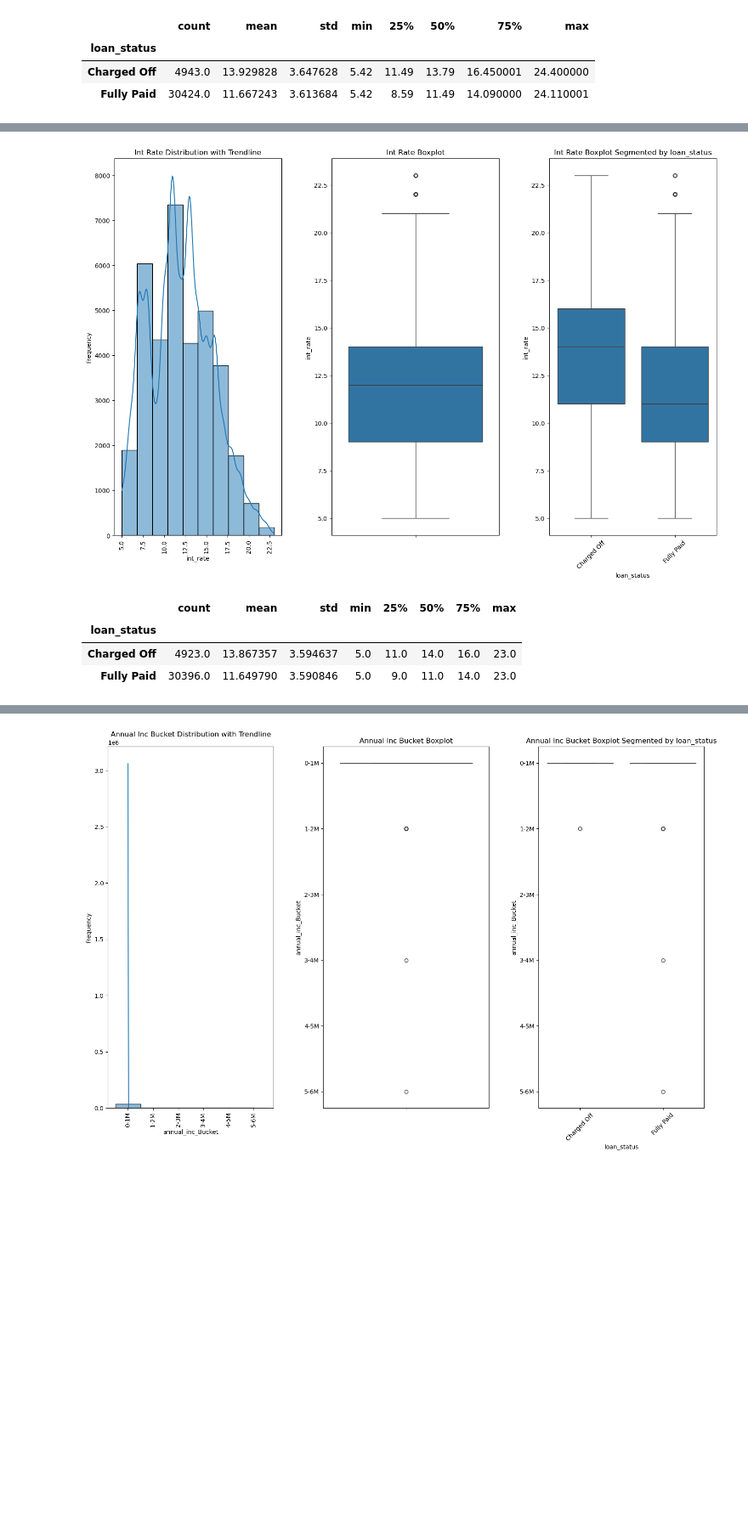
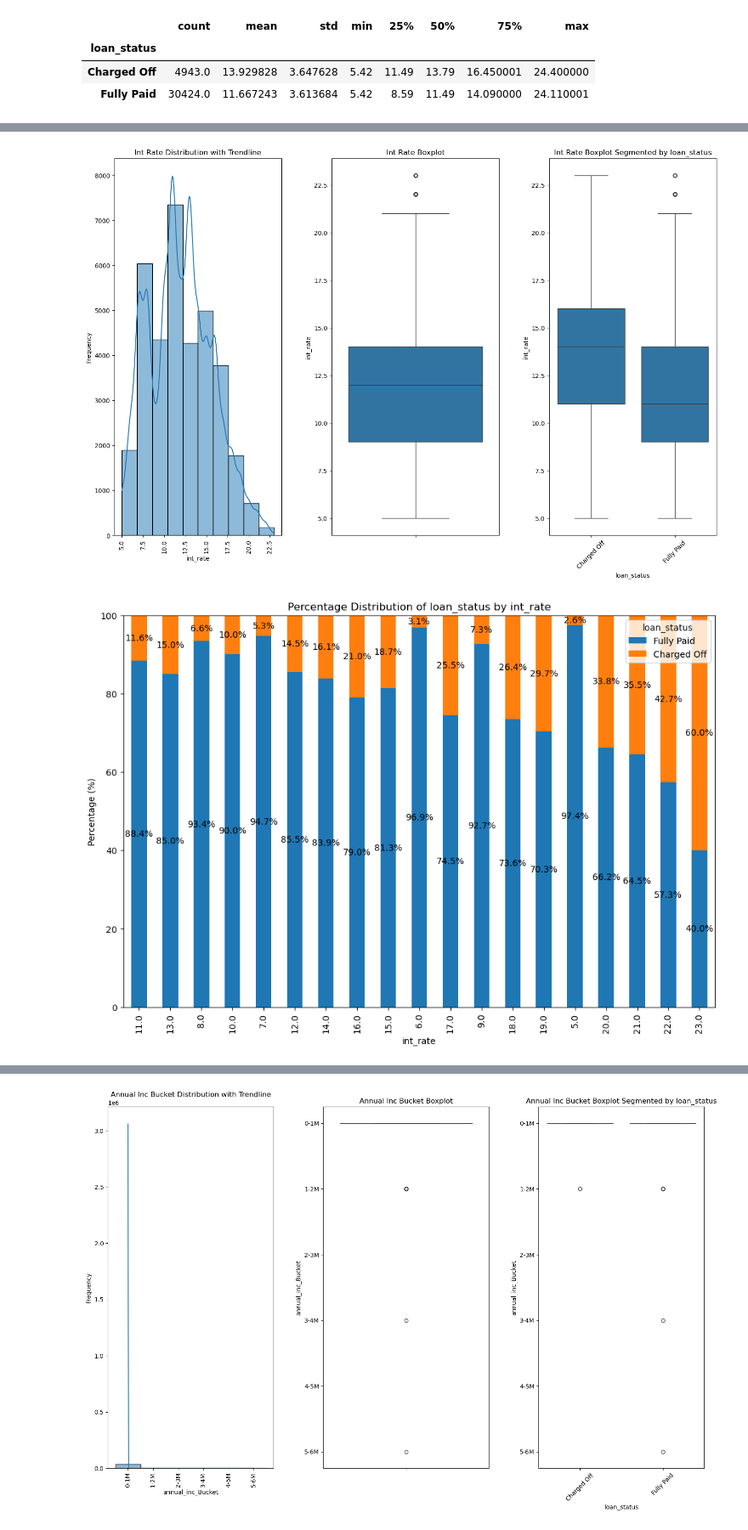
Before and after one commit to abhishek200319/LendingClubCaseStudy, a Jupyter notebook: Group_Facilitator_Name.ipynb, the cells around one changed output, grey strips where cells are left out. Shown at 85% size. Cells and saved outputs as stored; diff of their text form; code cells hidden in the pictures; blank space fills up the shorter version.

Commit message:
univariateBarGraph unpack issue fixed and distribution plot added on int_rate,loan_amnt etc

```diff
--- a/Group_Facilitator_Name.ipynb
+++ b/Group_Facilitator_Name.ipynb
@@ -602,7 +602,6 @@ def univariateBarGraph(df, categorical_variables, group_by=None, agg_func='count
         ax = ax.flatten()
     else:
         ax = [ax]  # Ensure ax is a list for consistent indexing
-
     for i, var in enumerate(categorical_variables):
         row, col = divmod(i, co)
 
@@ -625,7 +624,7 @@ def univariateBarGraph(df, categorical_variables, group_by=None, agg_func='count
             data.plot(kind='bar', ax=ax[i], title=var)
 
         # Annotate bars with percentage values
-        for p, value in ax[i].patches:
+        for p,value in zip(ax[i].patches,data):
             ax[i].annotate(f'{value:.1f}%',
                            xy=(p.get_x() + p.get_width() / 2, p.get_height()),
                            xytext=(0, 10),  # Offset text by 10 points
@@ -781,18 +779,16 @@ loan_df3.groupby('loan_status')['int_rate'].describe()
 # %%
 # Interest rate Without outliers
 int_rate_filtered = removeOutliers(loan_df3,'int_rate')
 int_rate_filtered['int_rate'] = round(int_rate_filtered['int_rate'])
 # Interest rate Analysis
 univariateBarGraph(int_rate_filtered, ['int_rate'], group_by=None, agg_func='count')
 frequencyAndBoxplot(int_rate_filtered, 'int_rate',bins=10,segment_by='loan_status')
 int_rate_filtered.groupby('loan_status')['int_rate'].describe()
+plot_distribution_by_category(int_rate_filtered, 'int_rate', 'loan_status')
 # %% [output]
 [figure]
 [figure]
-|  | count | mean | std | min | 25% | 50% | 75% | max |
-| loan_status |  |  |  |  |  |  |  |  |
-| Charged Off | 4923.0 | 13.867357 | 3.594637 | 5.0 | 11.0 | 14.0 | 16.0 | 23.0 |
-| Fully Paid | 30396.0 | 11.649790 | 3.590846 | 5.0 | 9.0 | 11.0 | 14.0 | 23.0 |
+[figure, added]
 # %% [markdown]
 - **overall interest rate vary from 5% to 23% after removing outliers**
 - **11 and 13% intrest rate are more frequent in complete data set**
```
Also changed, not shown: parts of 5 cells of this notebook.
